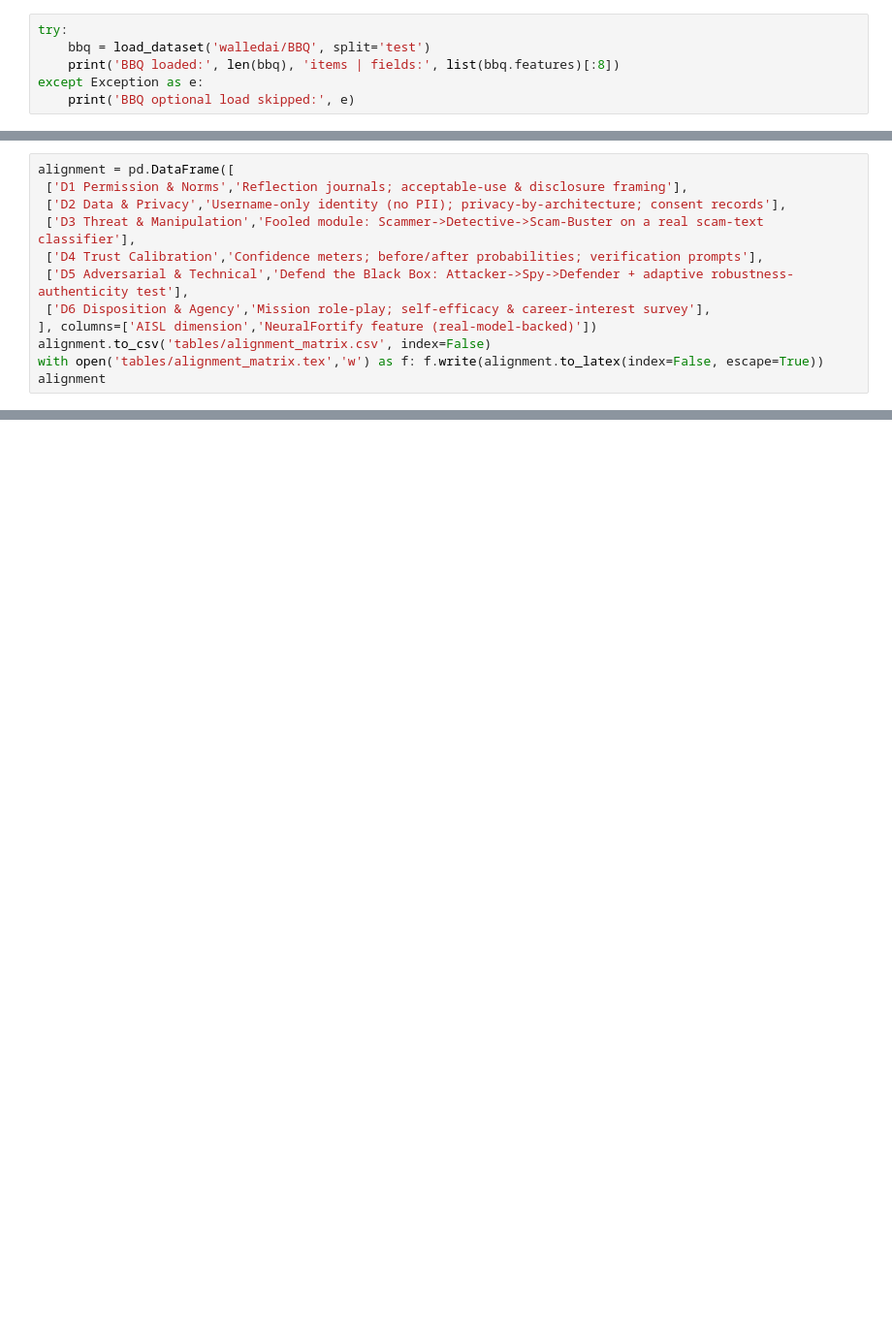
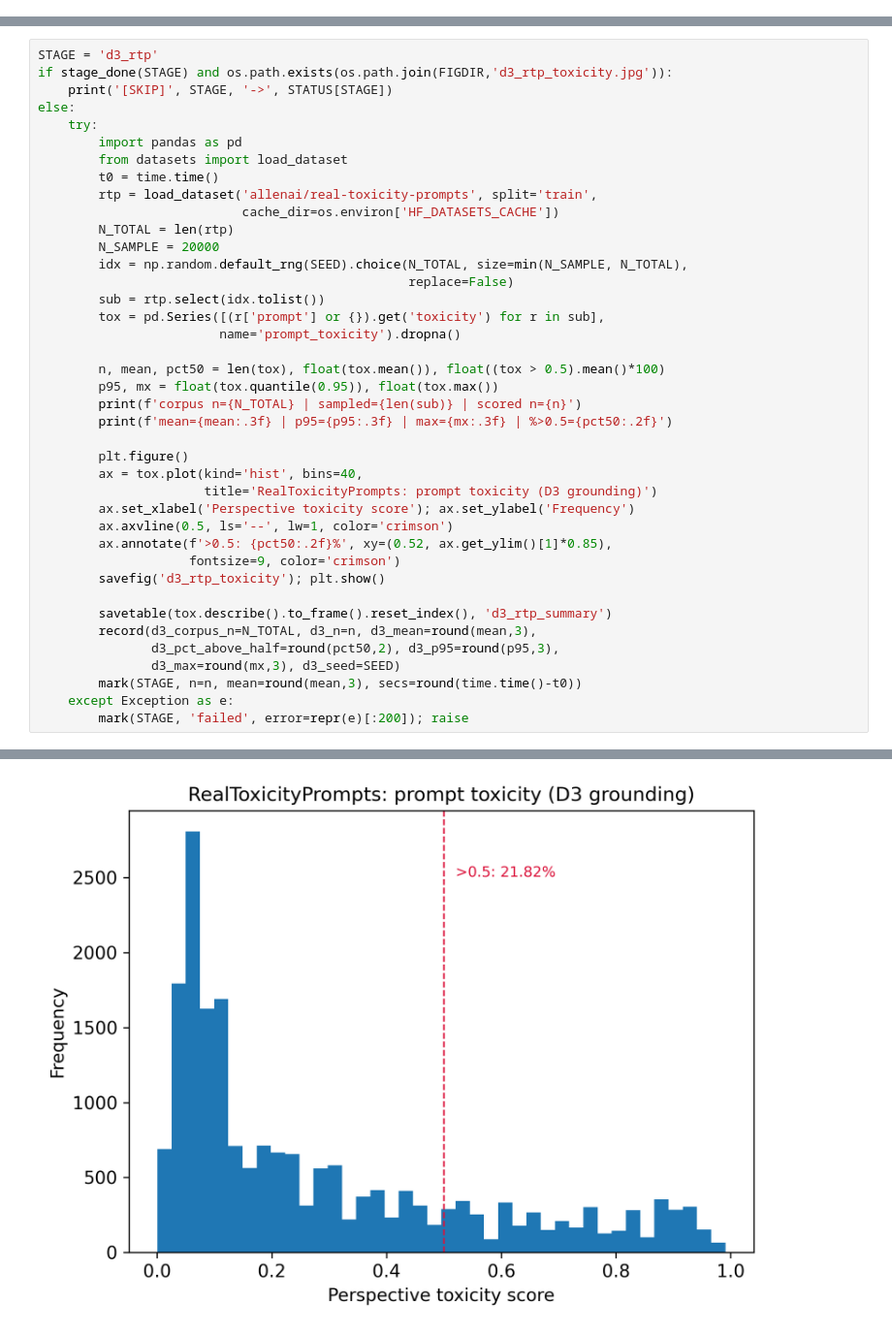
Before and after one commit to ericyoc/AI-security-literacy, a Jupyter notebook: AISL_analysis_poc.ipynb, the cells around one changed output, grey strips where cells are left out. Shown at 97% size. Drawn from its saved outputs; the diff is of its cells as text; blank space fills up the shorter version.

```diff
--- a/AISL_analysis_poc.ipynb
+++ b/AISL_analysis_poc.ipynb
@@ -77,6 +0,0 @@ Public: `walledai/BBQ`. Bias Benchmark for QA across nine social dimensions.
-# %%
-try:
-    bbq = load_dataset('walledai/BBQ', split='test')
-    print('BBQ loaded:', len(bbq), 'items | fields:', list(bbq.features)[:8])
-except Exception as e:
-    print('BBQ optional load skipped:', e)
@@ -231,12 +0,0 @@ grounding
-# %%
-alignment = pd.DataFrame([
- ['D1 Permission & Norms','Reflection journals; acceptable-use & disclosure framing'],
- ['D2 Data & Privacy','Username-only identity (no PII); privacy-by-architecture; consent records'],
- ['D3 Threat & Manipulation','Fooled module: Scammer->Detective->Scam-Buster on a real scam-text classifier'],
- ['D4 Trust Calibration','Confidence meters; before/after probabilities; verification prompts'],
- ['D5 Adversarial & Technical','Defend the Black Box: Attacker->Spy->Defender + adaptive robustness-authenticity test'],
- ['D6 Disposition & Agency','Mission role-play; self-efficacy & career-interest survey'],
-], columns=['AISL dimension','NeuralFortify feature (real-model-backed)'])
-alignment.to_csv('tables/alignment_matrix.csv', index=False)
-with open('tables/alignment_matrix.tex','w') as f: f.write(alignment.to_latex(index=False, escape=True))
-alignment
@@ -257,0 +194,41 @@ alignment
+# %%
+STAGE = 'd3_rtp'
+if stage_done(STAGE) and os.path.exists(os.path.join(FIGDIR,'d3_rtp_toxicity.jpg')):
+    print('[SKIP]', STAGE, '->', STATUS[STAGE])
+else:
+    try:
+        import pandas as pd
+        from datasets import load_dataset
+        t0 = time.time()
+        rtp = load_dataset('allenai/real-toxicity-prompts', split='train',
+                           cache_dir=os.environ['HF_DATASETS_CACHE'])
+        N_TOTAL = len(rtp)
+        N_SAMPLE = 20000
+        idx = np.random.default_rng(SEED).choice(N_TOTAL, size=min(N_SAMPLE, N_TOTAL),
+                                                 replace=False)
+        sub = rtp.select(idx.tolist())
+        tox = pd.Series([(r['prompt'] or {}).get('toxicity') for r in sub],
+                        name='prompt_toxicity').dropna()
+
+        n, mean, pct50 = len(tox), float(tox.mean()), float((tox > 0.5).mean()*100)
+        p95, mx = float(tox.quantile(0.95)), float(tox.max())
+        print(f'corpus n={N_TOTAL} | sampled={len(sub)} | scored n={n}')
+        print(f'mean={mean:.3f} | p95={p95:.3f} | max={mx:.3f} | %>0.5={pct50:.2f}')
+
+        plt.figure()
+        ax = tox.plot(kind='hist', bins=40,
+                      title='RealToxicityPrompts: prompt toxicity (D3 grounding)')
+        ax.set_xlabel('Perspective toxicity score'); ax.set_ylabel('Frequency')
+        ax.axvline(0.5, ls='--', lw=1, color='crimson')
+        ax.annotate(f'>0.5: {pct50:.2f}%', xy=(0.52, ax.get_ylim()[1]*0.85),
+                    fontsize=9, color='crimson')
+        savefig('d3_rtp_toxicity'); plt.show()
+
+        savetable(tox.describe().to_frame().reset_index(), 'd3_rtp_summary')
+        record(d3_corpus_n=N_TOTAL, d3_n=n, d3_mean=round(mean,3),
+               d3_pct_above_half=round(pct50,2), d3_p95=round(p95,3),
+               d3_max=round(mx,3), d3_seed=SEED)
+        mark(STAGE, n=n, mean=round(mean,3), secs=round(time.time()-t0))
+    except Exception as e:
+        mark(STAGE, 'failed', error=repr(e)[:200]); raise
+# %% [output]
@@ -257,0 +241 @@ alignment
+[figure, added]
```
Also changed, not shown: parts of 55 cells of this notebook.
